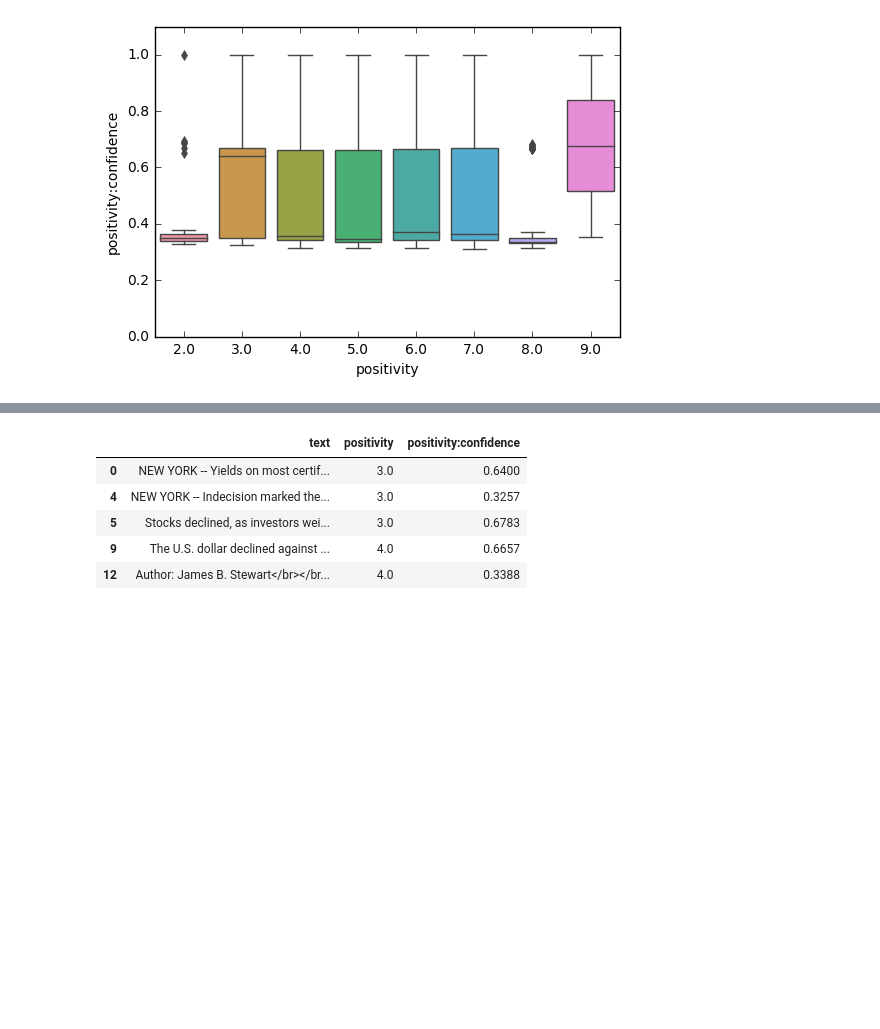
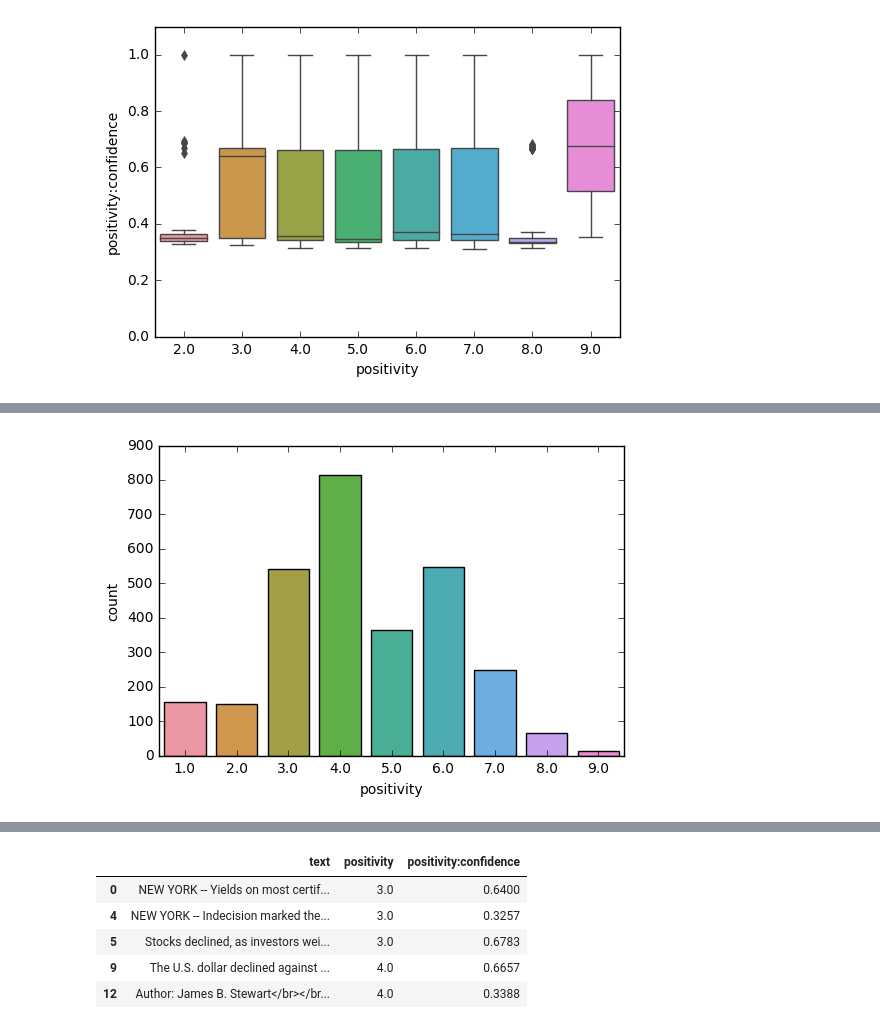
Before and after one commit to hailey0huong/Text-Analytics, a Jupyter notebook: Sentiment Analysis - TA Reports.ipynb, the cells around one changed output, grey strips where cells are left out. Saved outputs shown, nothing was run; the diff lists cells and outputs as text; code cells hidden in the pictures; blank space fills up the shorter version.

```diff
--- a/Sentiment Analysis - TA Reports.ipynb
+++ b/Sentiment Analysis - TA Reports.ipynb
@@ -285,0 +289,2 @@ train_data = train_data[['text','positivity','positivity:confidence']]
+# %%
+labeled_news1 = pd.read_csv('us-economic-newspaper.csv',encoding = 'ISO-8859-1')
@@ -285,0 +293,5 @@ train_data = train_data[['text','positivity','positivity:confidence']]
+# %%
+sns.countplot(train_data2.positivity)
+plt.show()
+# %% [output]
+[figure, added]
```
Also changed, not shown: parts of 45 cells of this notebook.
